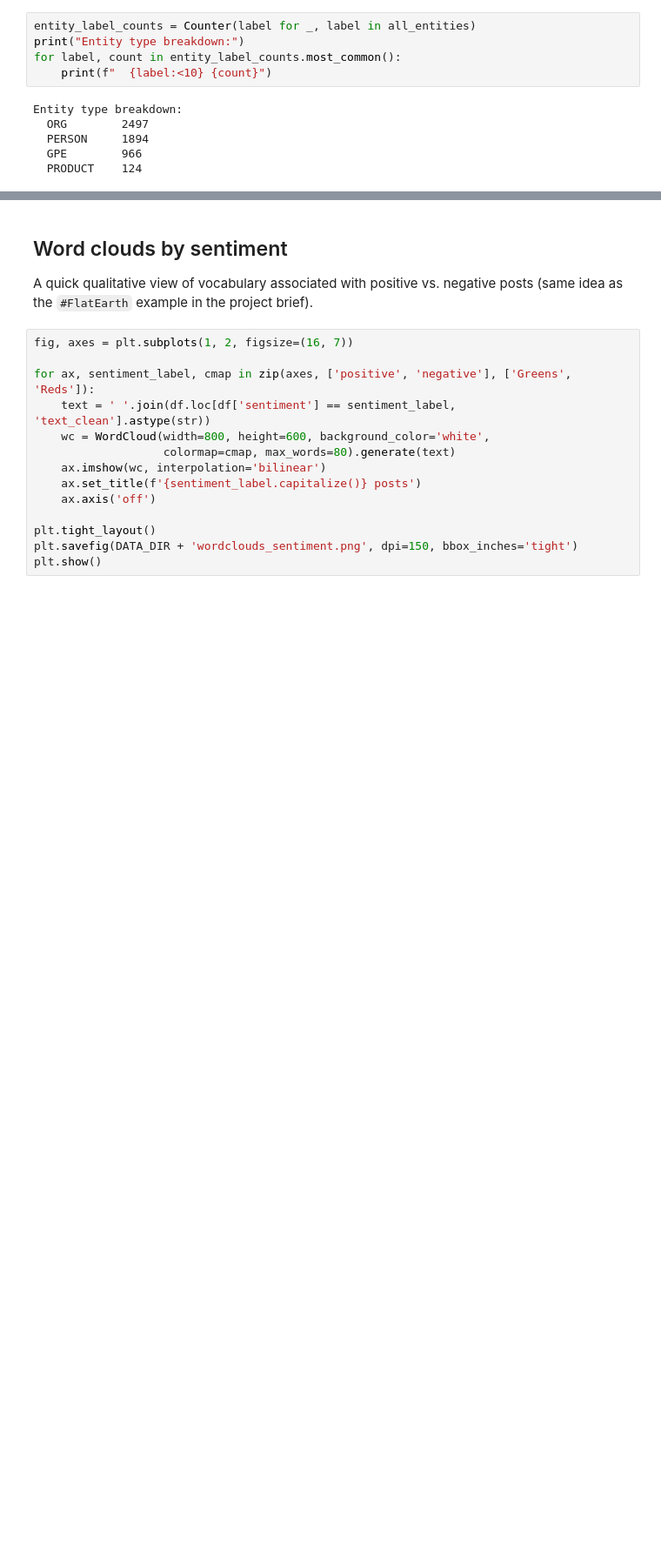
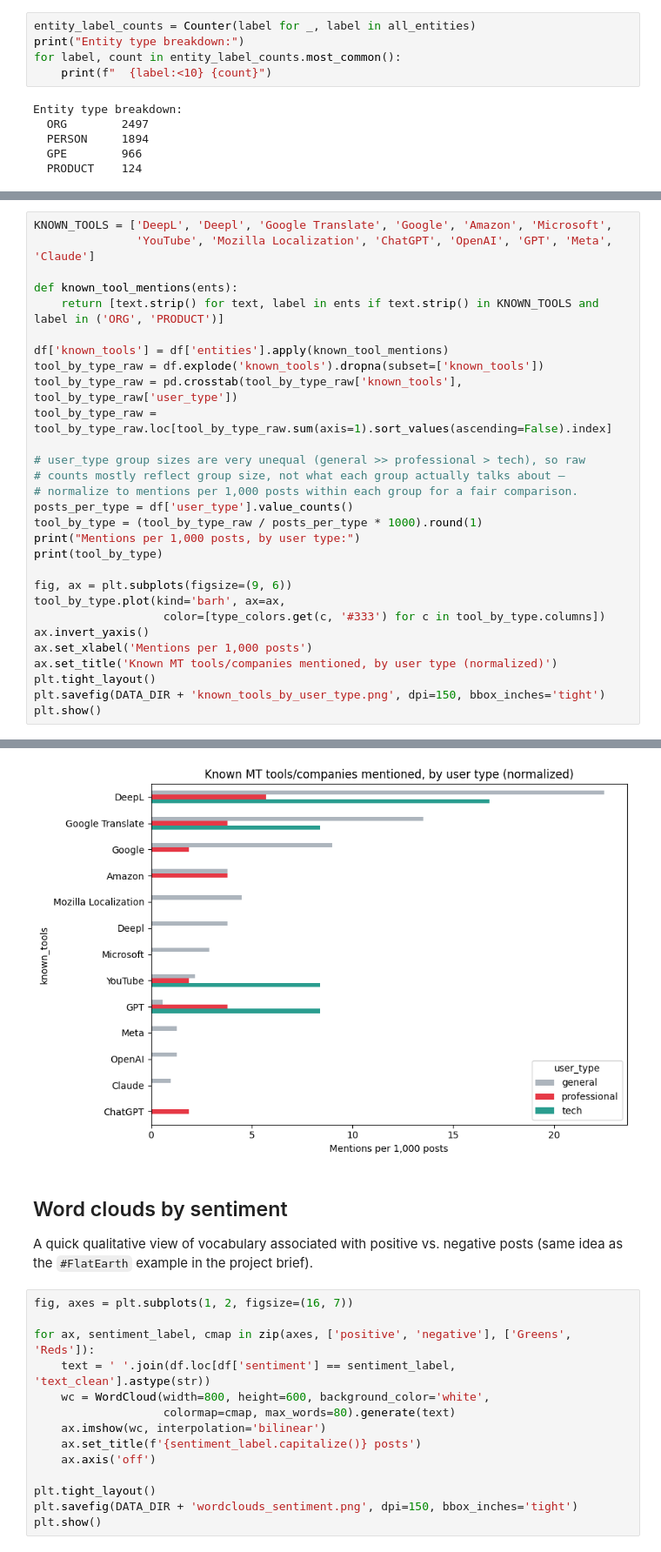
Before and after one commit to stalidzane/bluesky-mt-discourse, a Jupyter notebook: content_analysis.ipynb, the cells around one changed output, grey strips where cells are left out. Shown at 87% size. Drawn from its saved outputs; the diff is of its cells as text; blank space fills up the shorter version.

```diff
--- a/content_analysis.ipynb
+++ b/content_analysis.ipynb
@@ -549,0 +560,30 @@ Entity type breakdown:
+# %%
+KNOWN_TOOLS = ['DeepL', 'Deepl', 'Google Translate', 'Google', 'Amazon', 'Microsoft',
+               'YouTube', 'Mozilla Localization', 'ChatGPT', 'OpenAI', 'GPT', 'Meta', 'Claude']
+
+def known_tool_mentions(ents):
+    return [text.strip() for text, label in ents if text.strip() in KNOWN_TOOLS and label in ('ORG', 'PRODUCT')]
+
+df['known_tools'] = df['entities'].apply(known_tool_mentions)
+tool_by_type_raw = df.explode('known_tools').dropna(subset=['known_tools'])
+tool_by_type_raw = pd.crosstab(tool_by_type_raw['known_tools'], tool_by_type_raw['user_type'])
+tool_by_type_raw = tool_by_type_raw.loc[tool_by_type_raw.sum(axis=1).sort_values(ascending=False).index]
+
+# user_type group sizes are very unequal (general >> professional > tech), so raw
+# counts mostly reflect group size, not what each group actually talks about —
+# normalize to mentions per 1,000 posts within each group for a fair comparison.
+posts_per_type = df['user_type'].value_counts()
+tool_by_type = (tool_by_type_raw / posts_per_type * 1000).round(1)
+print("Mentions per 1,000 posts, by user type:")
+print(tool_by_type)
+
+fig, ax = plt.subplots(figsize=(9, 6))
+tool_by_type.plot(kind='barh', ax=ax,
+                   color=[type_colors.get(c, '#333') for c in tool_by_type.columns])
+ax.invert_yaxis()
+ax.set_xlabel('Mentions per 1,000 posts')
+ax.set_title('Known MT tools/companies mentioned, by user type (normalized)')
+plt.tight_layout()
+plt.savefig(DATA_DIR + 'known_tools_by_user_type.png', dpi=150, bbox_inches='tight')
+plt.show()
+# %% [output]
@@ -550,3 +606,4 @@ Entity type breakdown:
+[figure, added]
 # %% [markdown]
 ## Word clouds by sentiment
 
```
Also changed, not shown: parts of 5 cells of this notebook, 3 other files.
